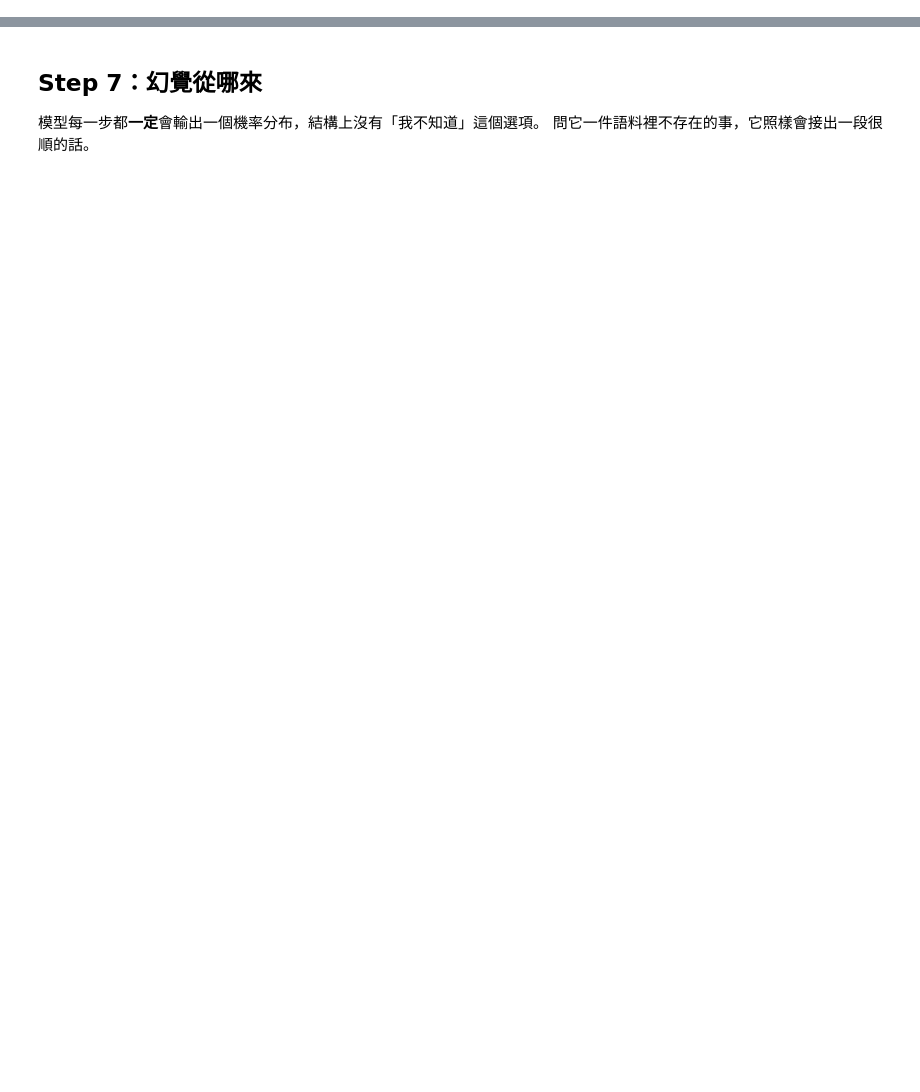
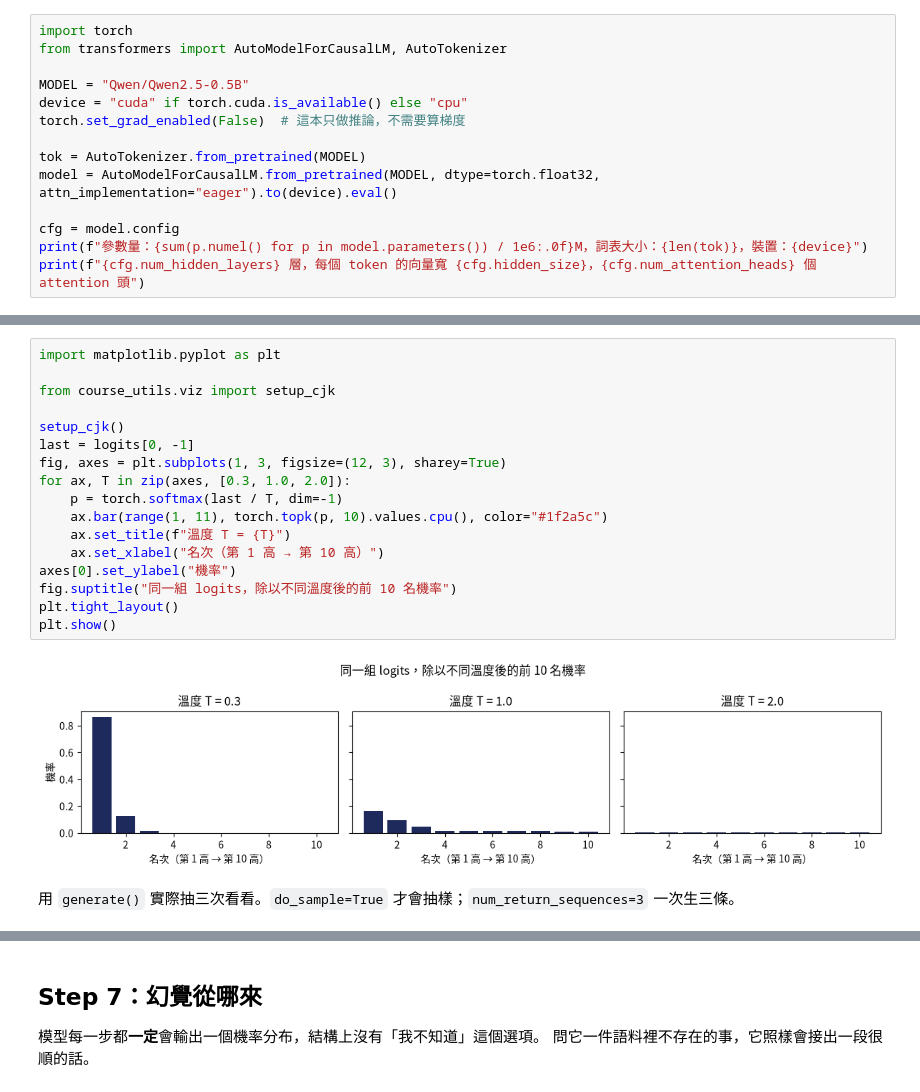
Before and after one commit to Zenobia000/awesome-ai-agent-tutorials-2026, a Jupyter notebook: modules/module-01-llm-local/02_next_token.ipynb, the cells around one changed output, grey strips where cells are left out. Cells and saved outputs as stored; diff of their text form; blank space fills up the shorter version.

```diff
--- a/modules/module-01-llm-local/02_next_token.ipynb
+++ b/modules/module-01-llm-local/02_next_token.ipynb
@@ -182,0 +26,14 @@ T = 1.5 時冷門 token 也常被抽中，句子很快變成多國語言夾雜
+# %%
+import torch
+from transformers import AutoModelForCausalLM, AutoTokenizer
+
+MODEL = "Qwen/Qwen2.5-0.5B"
+device = "cuda" if torch.cuda.is_available() else "cpu"
+torch.set_grad_enabled(False)  # 這本只做推論，不需要算梯度
+
+tok = AutoTokenizer.from_pretrained(MODEL)
+model = AutoModelForCausalLM.from_pretrained(MODEL, dtype=torch.float32, attn_implementation="eager").to(device).eval()
+
+cfg = model.config
+print(f"參數量：{sum(p.numel() for p in model.parameters()) / 1e6:.0f}M，詞表大小：{len(tok)}，裝置：{device}")
+print(f"{cfg.num_hidden_layers} 層，每個 token 的向量寬 {cfg.hidden_size}，{cfg.num_attention_heads} 個 attention 頭")
@@ -182,0 +104,21 @@ T = 1.5 時冷門 token 也常被抽中，句子很快變成多國語言夾雜
+# %%
+import matplotlib.pyplot as plt
+
+from course_utils.viz import setup_cjk
+
+setup_cjk()
+last = logits[0, -1]
+fig, axes = plt.subplots(1, 3, figsize=(12, 3), sharey=True)
+for ax, T in zip(axes, [0.3, 1.0, 2.0]):
+    p = torch.softmax(last / T, dim=-1)
+    ax.bar(range(1, 11), torch.topk(p, 10).values.cpu(), color="#1f2a5c")
+    ax.set_title(f"溫度 T = {T}")
+    ax.set_xlabel("名次（第 1 高 → 第 10 高）")
+axes[0].set_ylabel("機率")
+fig.suptitle("同一組 logits，除以不同溫度後的前 10 名機率")
+plt.tight_layout()
+plt.show()
+# %% [output]
+[figure, added]
+# %% [markdown]
+用 `generate()` 實際抽三次看看。`do_sample=True` 才會抽樣；`num_return_sequences=3` 一次生三條。
```
Also changed, not shown: parts of 44 cells of this notebook, 19 other files.
